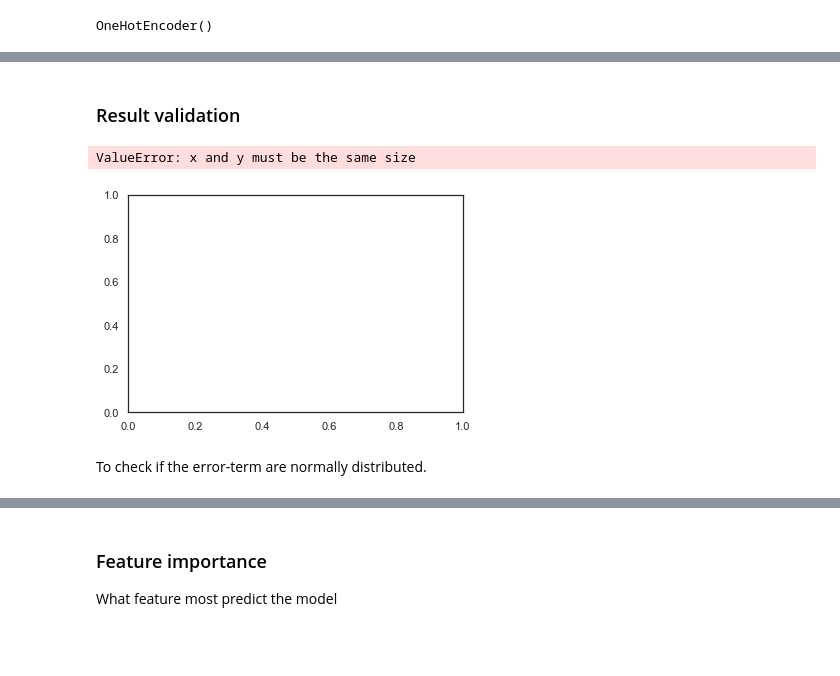
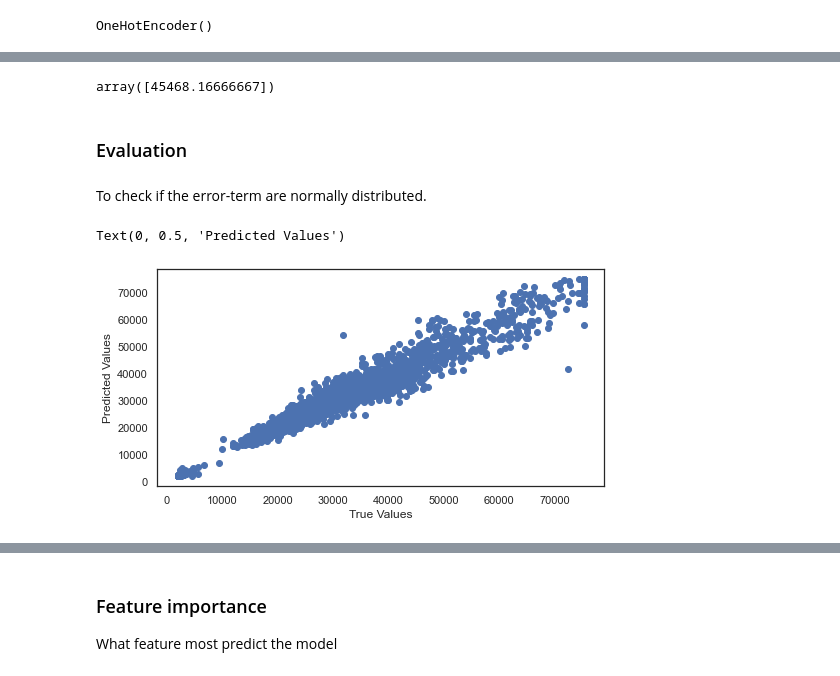
Before and after one commit to toludoyin/car-price-prediction, a Jupyter notebook: car_price_analysis_model.ipynb, the cells around one changed output, grey strips where cells are left out. Drawn from its saved outputs; the diff is of its cells as text; code cells hidden in the pictures; blank space fills up the shorter version.

```diff
--- a/car_price_analysis_model.ipynb
+++ b/car_price_analysis_model.ipynb
@@ -390,8 +490,4 @@ Based on the type of data in use and the expected outcome of the analysis, a sup
 # %%
-# train model
-from sklearn.linear_model import LinearRegression, Ridge, Lasso
-from sklearn.ensemble import RandomForestRegressor, GradientBoostingRegressor
-
 models = {
     "Linear regression": LinearRegression(),
     "Linear regression (Ridge)": Ridge(),
@@ -401,7 +497,8 @@ models = {
 }
 
 for item, model in models.items():
-    model.fit(independent_train, dependent_train)
-    print("Trained",item)
-    print(item + ' ' + 'Rˆ2 Score: {:.3f}'.format(model.score(independent_train, dependent_train)))
+    pipe=make_pipeline(column_trans, model)  # pipeline
+    pipe.fit(independent_train, dependent_train)
+    dependent_pred= pipe.predict(independent_test)
+    print(f'{item} r2 score: {r2_score(dependent_test, dependent_pred)}')
 # %% [output]
@@ -426,6 +509,0 @@ pipe.fit(independent_train, dependent_train)
-# %%
-rf_model = RandomForestRegressor()
-rf_model.fit(independent_train,  dependent_train)
-
-# calculating the accuracies
-print("Training Accuracy :",rf_model.score(independent_train,  dependent_train))
@@ -434,19 +513,22 @@ dependent_pred = rf_model.predict(independent_train)
+# %%
+rf = RandomForestRegressor()
+pipe=make_pipeline(column_trans, rf)  # pipeline
+pipe.fit(independent_train, dependent_train)
+dependent_pred= pipe.predict(independent_test)
 # %%
-dependent_pred=pipe.predict(independent_test)
-
-r2_score(dependent_test, dependent_pred)
-
-pipe.predict(pd.DataFrame(columns=independent_test.columns,data=np.array(['Bmw',2011, 'Premium Unleaded',300,'Manual','Rear Wheel Drive', 2,'Compact', 'Convertible', ]).reshape(1,9)))
+pipe.predict(pd.DataFrame(columns= independent_test.columns, data=np.array(['Bmw', 2011, 'Premium Unleaded', 300, 'Manual','Rear Wheel Drive', 2,'Compact', 'Convertible', 'Bmw 1 Series M']).reshape(1,10)))
+# %% [output]
+array([45468.16666667])
-# %% [markdown]
-### Result validation
-# %%
-plt.scatter(dependent_train, dependent_pred)
-plt.xlabel("True Values")
-
-plt.ylabel("Predicted Values")
-# %% [output]
-ValueError: x and y must be the same size
-[figure, removed]
+# %% [markdown]
+### Evaluation
 # %% [markdown]
 To check if the error-term are normally distributed.
+# %%
+fig=plt.figure(figsize=(8,4))
+plt.scatter(dependent_test, dependent_pred)
+plt.xlabel("True Values")
+plt.ylabel("Predicted Values")
+# %% [output]
+Text(0, 0.5, 'Predicted Values')
+[figure, added]
 # %%
```
Also changed, not shown: parts of 65 cells of this notebook.
